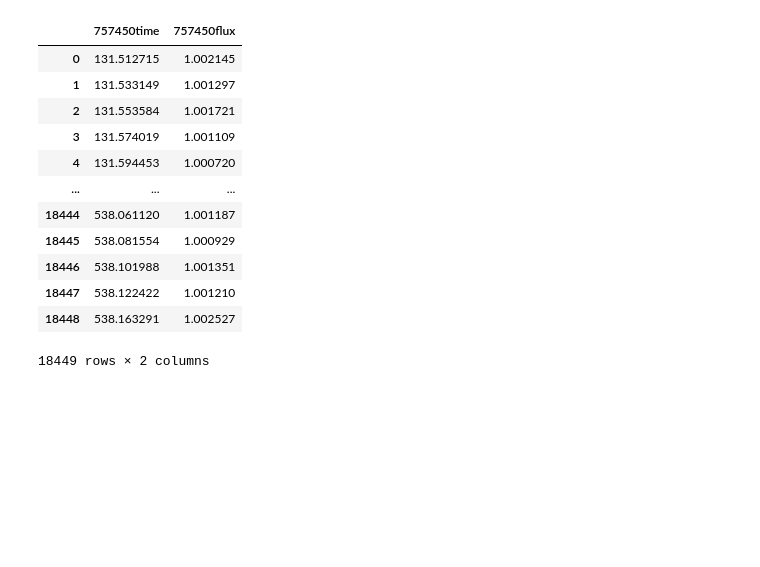
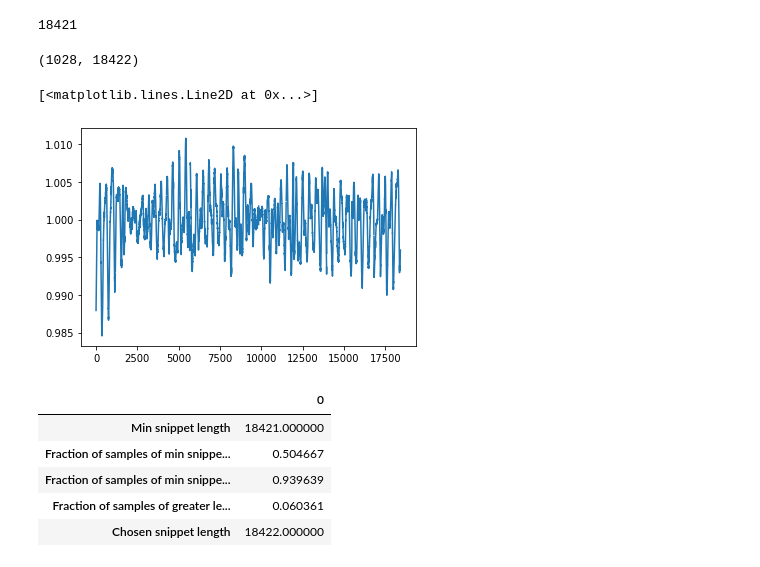
Before and after one commit to Random-Wanderer/exo-hunter, a Jupyter notebook: notebooks/Untitled.ipynb, the cells around one changed output. Cells and saved outputs as stored; diff of their text form; code cells hidden in the pictures; blank space fills up the shorter version.

```diff
--- a/notebooks/Untitled.ipynb
+++ b/notebooks/Untitled.ipynb
@@ -15,0 +60,4 @@ dict_keys(['757450time', '757450flux'])
+# %%
+train_data, val_data, test_data = get_data('nasa')
+# %% [output]
+18421
@@ -15,0 +66,10 @@ dict_keys(['757450time', '757450flux'])
+# %%
+# minim = temp[temp>-660].count().min()
+train_data.shape
+# %% [output]
+(1028, 18422)
+# %%
+plt.plot(X_train.iloc[700])
+# %% [output]
+[<matplotlib.lines.Line2D at 0x...>]
+[figure, added]
@@ -16,16 +82,30 @@ dict_keys(['757450time', '757450flux'])
+# %%
+min_length_frac = temp2[temp2==minim].count()/all_data.shape[0]
+# %%
+majority_frac = temp2[temp2==18422].count()/all_data.shape[0]+temp2[temp2==18421].count()/all_data.shape[0]
+# %%
+snip_len = 18422
+# %%
+cols = [
+    'Min snippet length',
+    'Fraction of samples of min snippet length',
+    'Fraction of samples of min snippet length+1||min snippet length',
+    'Fraction of samples of greater length',
+    'Chosen snippet length'
+]
+dats = [
+    minim,
+    min_length_frac,
+    majority_frac,
+    1-majority_frac,
+    snip_len
+]
 # %%
-pd.DataFrame(test)
+pd.DataFrame(dats, index=cols)
 # %% [output]
-|  | 757450time | 757450flux |
-| 0 | 131.512715 | 1.002145 |
-| 1 | 131.533149 | 1.001297 |
-| 2 | 131.553584 | 1.001721 |
-| 3 | 131.574019 | 1.001109 |
-| 4 | 131.594453 | 1.000720 |
-| ... | ... | ... |
-| 18444 | 538.061120 | 1.001187 |
-| 18445 | 538.081554 | 1.000929 |
-| 18446 | 538.101988 | 1.001351 |
-| 18447 | 538.122422 | 1.001210 |
-| 18448 | 538.163291 | 1.002527 |
+|  | 0 |
+| Min snippet length | 18421.000000 |
+| Fraction of samples of min snippe... | 0.504667 |
+| Fraction of samples of min snippe... | 0.939639 |
+| Fraction of samples of greater le... | 0.060361 |
+| Chosen snippet length | 18422.000000 |
-18449 rows × 2 columns
```
Also changed, not shown: parts of 16 cells of this notebook, 4 other files.
